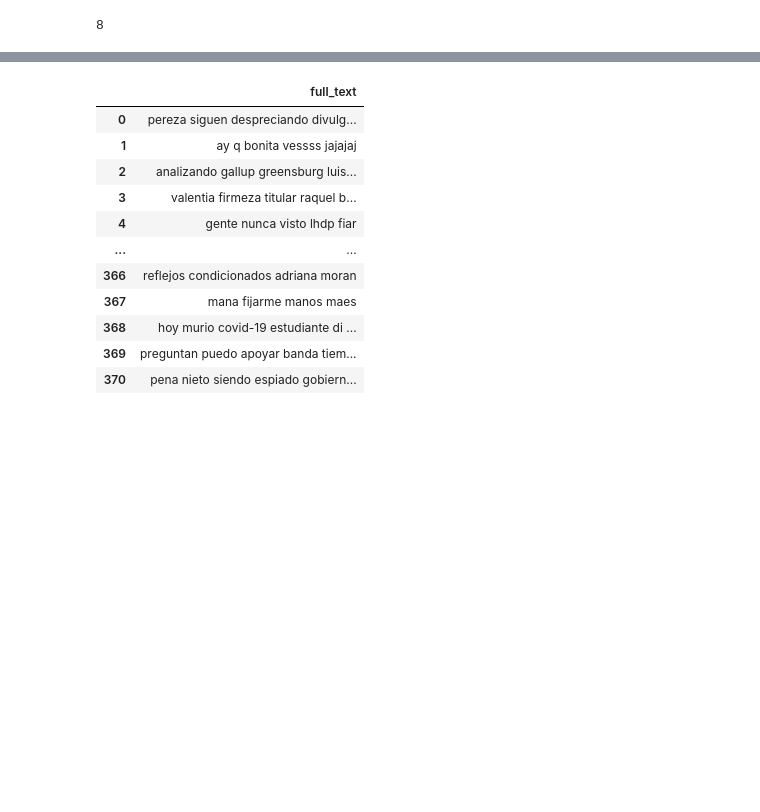
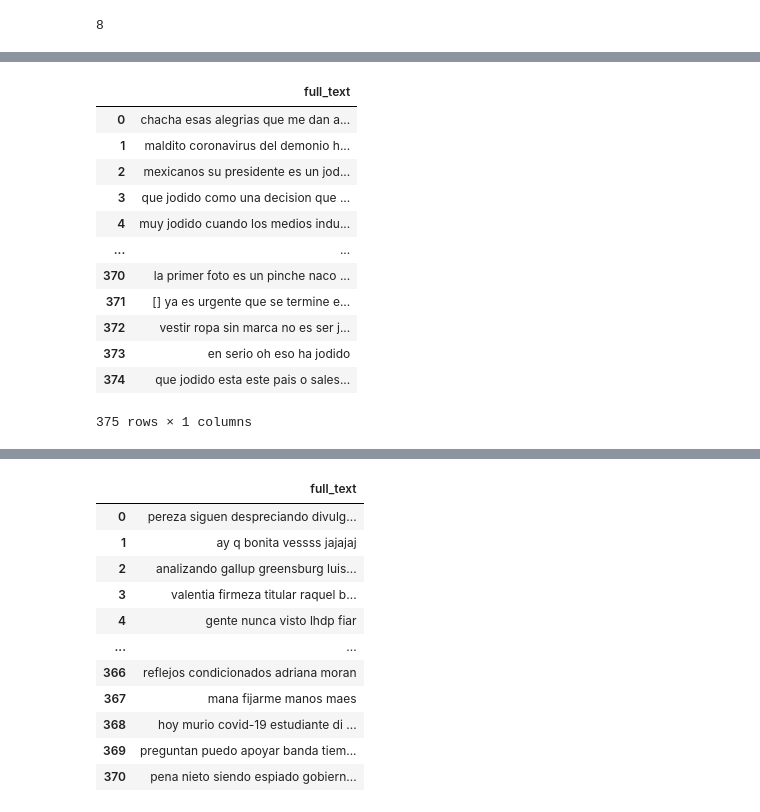
Before and after one commit to xuxoramos/discriminamometro, a Jupyter notebook: discriminamometro/scripts/03_SVM_nuevos_embeddings.ipynb, the cells around one changed output, grey strips where cells are left out. Cells and saved outputs as stored; diff of their text form; code cells hidden in the pictures; blank space fills up the shorter version.

```diff
--- a/discriminamometro/scripts/03_SVM_nuevos_embeddings.ipynb
+++ b/discriminamometro/scripts/03_SVM_nuevos_embeddings.ipynb
@@ -54,3 +80,19 @@ pd_Neutro = obj_Discr.LimpiarDataFrame(pd_Neutro)
+# %%
+pd_Apariencia
+# %% [output]
+|  | full_text |
+| 0 | chacha esas alegrias que me dan a... |
+| 1 | maldito coronavirus del demonio h... |
+| 2 | mexicanos su presidente es un jod... |
+| 3 | que jodido como una decision que ... |
+| 4 | muy jodido cuando los medios indu... |
+| ... | ... |
+| 370 | la primer foto es un pinche naco ... |
+| 371 | [] ya es urgente que se termine e... |
+| 372 | vestir ropa sin marca no es ser j... |
+| 373 | en serio oh eso ha jodido |
+| 374 | que jodido esta este pais o sales... |
+375 rows × 1 columns
 # %%
 pd_Neutro
 # %% [output]
```
Also changed, not shown: parts of 45 cells of this notebook, 1 other file.
